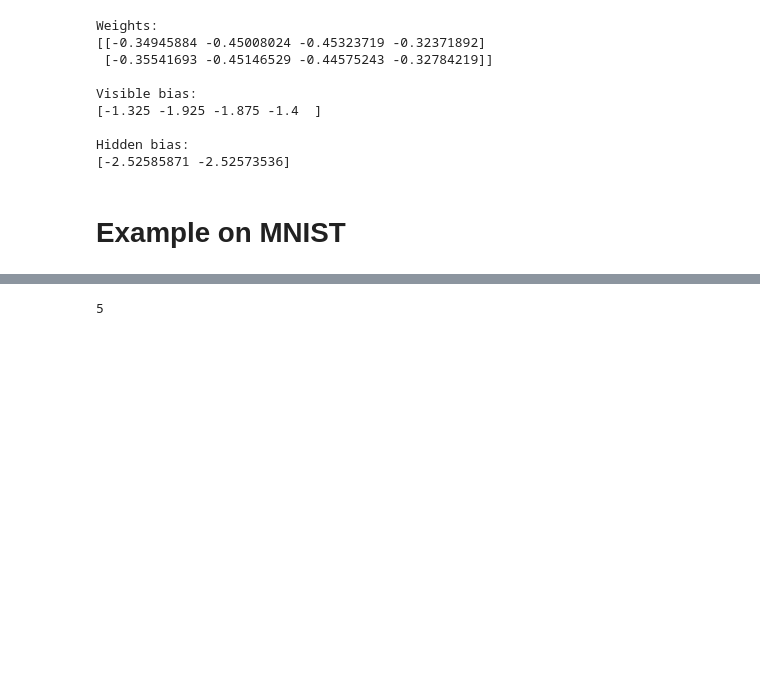
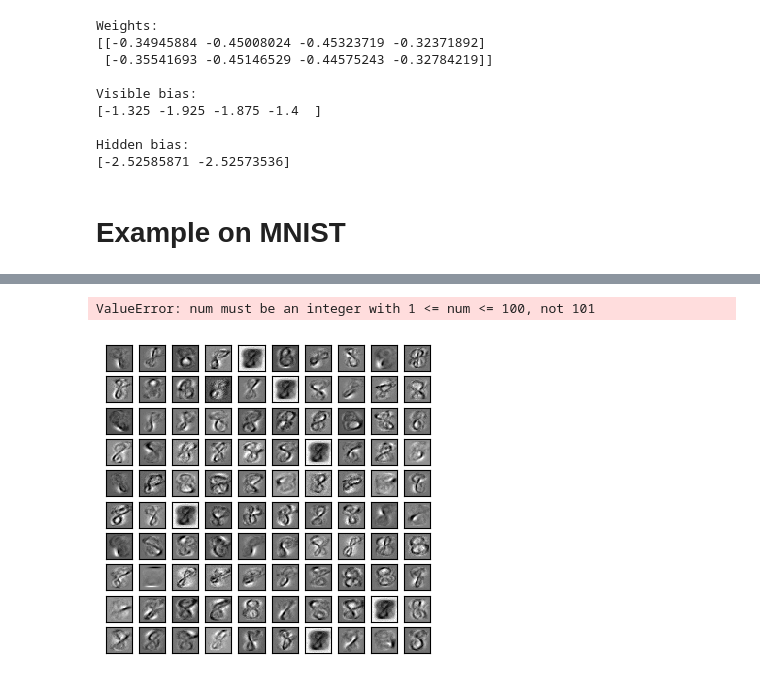
Before and after one commit to vtisserand/rbm, a Jupyter notebook: nbs/mnist_model.ipynb, the cells around one changed output, grey strips where cells are left out. Saved outputs shown, nothing was run; the diff lists cells and outputs as text; code cells hidden in the pictures; blank space fills up the shorter version.

```diff
--- a/nbs/mnist_model.ipynb
+++ b/nbs/mnist_model.ipynb
@@ -219,4 +288,13 @@ plt.show()
-# %%
-target_label
-# %% [output]
-5
+# %%
+plt.figure(figsize=(4.2, 4))
+for i, comp in enumerate(rbm.components_):
+    plt.subplot(10, 10, i + 1)
+    plt.imshow(comp.reshape((28, 28)), cmap=plt.cm.gray_r, interpolation="nearest")
+    plt.xticks(())
+    plt.yticks(())
+plt.suptitle("100 components extracted by RBM", fontsize=16)
+
+plt.show()
+# %% [output]
+ValueError: num must be an integer with 1 <= num <= 100, not 101
+[figure, added]
```
Also changed, not shown: parts of 10 cells of this notebook, 5 other files.
